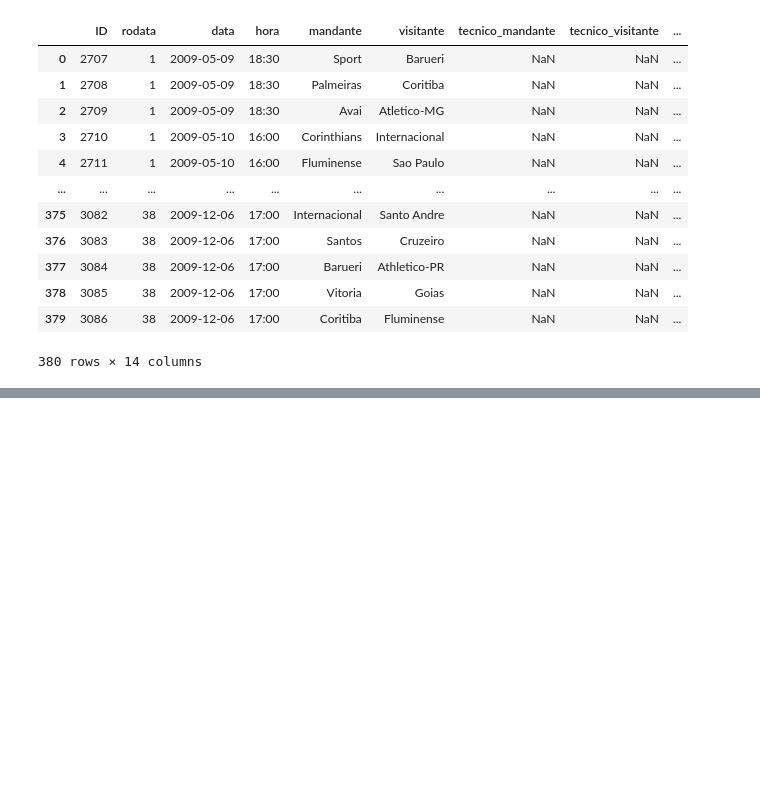
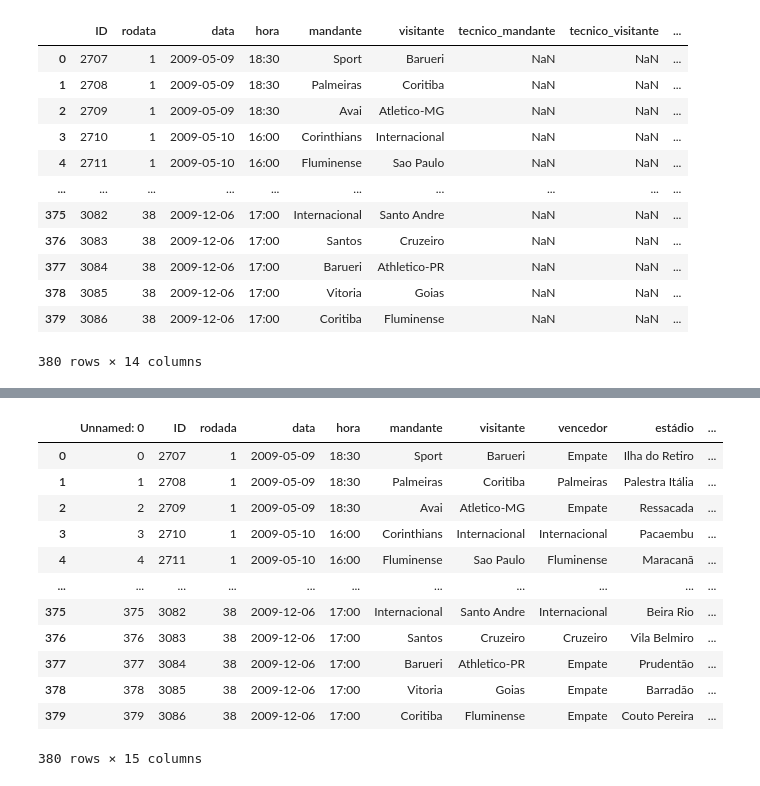
Before and after one commit to Otavioazeved/Projeto-Serie-A-2009, a Jupyter notebook: Serie_A.ipynb, the cells around one changed output, grey strips where cells are left out. Cells and saved outputs as stored; diff of their text form; code cells hidden in the pictures; blank space fills up the shorter version.

```diff
--- a/Serie_A.ipynb
+++ b/Serie_A.ipynb
@@ -46,0 +38,33 @@ df
+# %%
+import pandas as pd
+import numpy as np
+df = pd.read_csv('brasileirao_2009Filtrado2.csv')
+condicoes_mandante = [
+    (df['vencedor'] == df['mandante']),
+    (df['vencedor'] == 'Empate')
+]
+escolhas_mandante = [3, 1]
+df['pontos_mandante'] = np.select(condicoes_mandante, escolhas_mandante, default=0)
+condicoes_visitante = [
+    (df['vencedor'] == df['visitante']),
+    (df['vencedor'] == 'Empate')
+]
+escolhas_visitante = [3, 1]
+df['pontos_visitante'] = np.select(condicoes_visitante, escolhas_visitante, default=0)
+df
+df.to_csv('brasileirao_2009Filtrado3.csv')
+df
+# %% [output]
+|  | Unnamed: 0 | ID | rodada | data | hora | mandante | visitante | vencedor | estádio | ... |
+| 0 | 0 | 2707 | 1 | 2009-05-09 | 18:30 | Sport | Barueri | Empate | Ilha do Retiro | ... |
+| 1 | 1 | 2708 | 1 | 2009-05-09 | 18:30 | Palmeiras | Coritiba | Palmeiras | Palestra Itália | ... |
+| 2 | 2 | 2709 | 1 | 2009-05-09 | 18:30 | Avai | Atletico-MG | Empate | Ressacada | ... |
+| 3 | 3 | 2710 | 1 | 2009-05-10 | 16:00 | Corinthians | Internacional | Internacional | Pacaembu | ... |
+| 4 | 4 | 2711 | 1 | 2009-05-10 | 16:00 | Fluminense | Sao Paulo | Fluminense | Maracanã | ... |
+| ... | ... | ... | ... | ... | ... | ... | ... | ... | ... | ... |
+| 375 | 375 | 3082 | 38 | 2009-12-06 | 17:00 | Internacional | Santo Andre | Internacional | Beira Rio | ... |
+| 376 | 376 | 3083 | 38 | 2009-12-06 | 17:00 | Santos | Cruzeiro | Cruzeiro | Vila Belmiro | ... |
+| 377 | 377 | 3084 | 38 | 2009-12-06 | 17:00 | Barueri | Athletico-PR | Empate | Prudentão | ... |
+| 378 | 378 | 3085 | 38 | 2009-12-06 | 17:00 | Vitoria | Goias | Empate | Barradão | ... |
+| 379 | 379 | 3086 | 38 | 2009-12-06 | 17:00 | Coritiba | Fluminense | Empate | Couto Pereira | ... |
+380 rows × 15 columns
```
Also changed, not shown: parts of 1 cell of this notebook.
